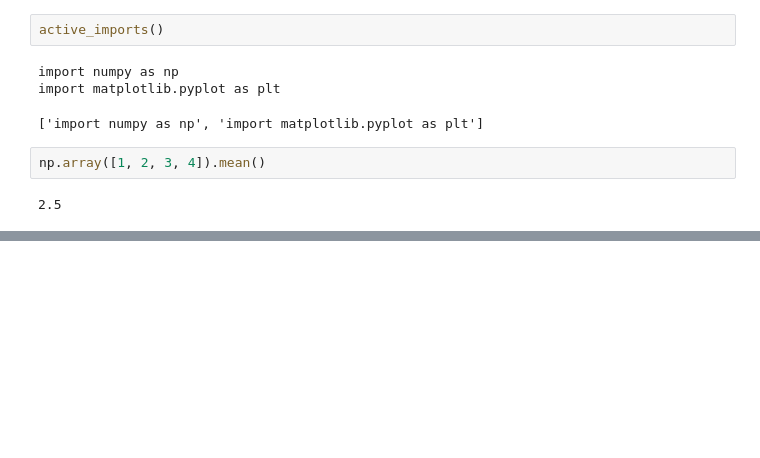
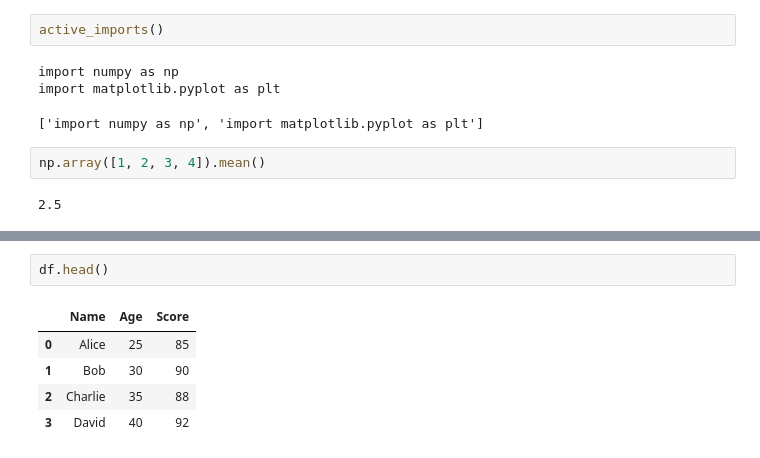
Before and after one commit to Sakib-Hasan3/Machine-Learning-Roadmap, a Jupyter notebook: Machine_learning/tutorial 20/pyforest.ipynb, the cells around one changed output, grey strips where cells are left out. Drawn from its saved outputs; the diff is of its cells as text; blank space fills up the shorter version.

```diff
--- a/Machine_learning/tutorial 20/pyforest.ipynb
+++ b/Machine_learning/tutorial 20/pyforest.ipynb
@@ -45,0 +52,8 @@ FileNotFoundError: [Errno 2] No such file or directory: 'mercedesbenz.csv'
+# %%
+df.head()
+# %% [output]
+|  | Name | Age | Score |
+| 0 | Alice | 25 | 85 |
+| 1 | Bob | 30 | 90 |
+| 2 | Charlie | 35 | 88 |
+| 3 | David | 40 | 92 |
```
Also changed, not shown: parts of 3 cells of this notebook.
